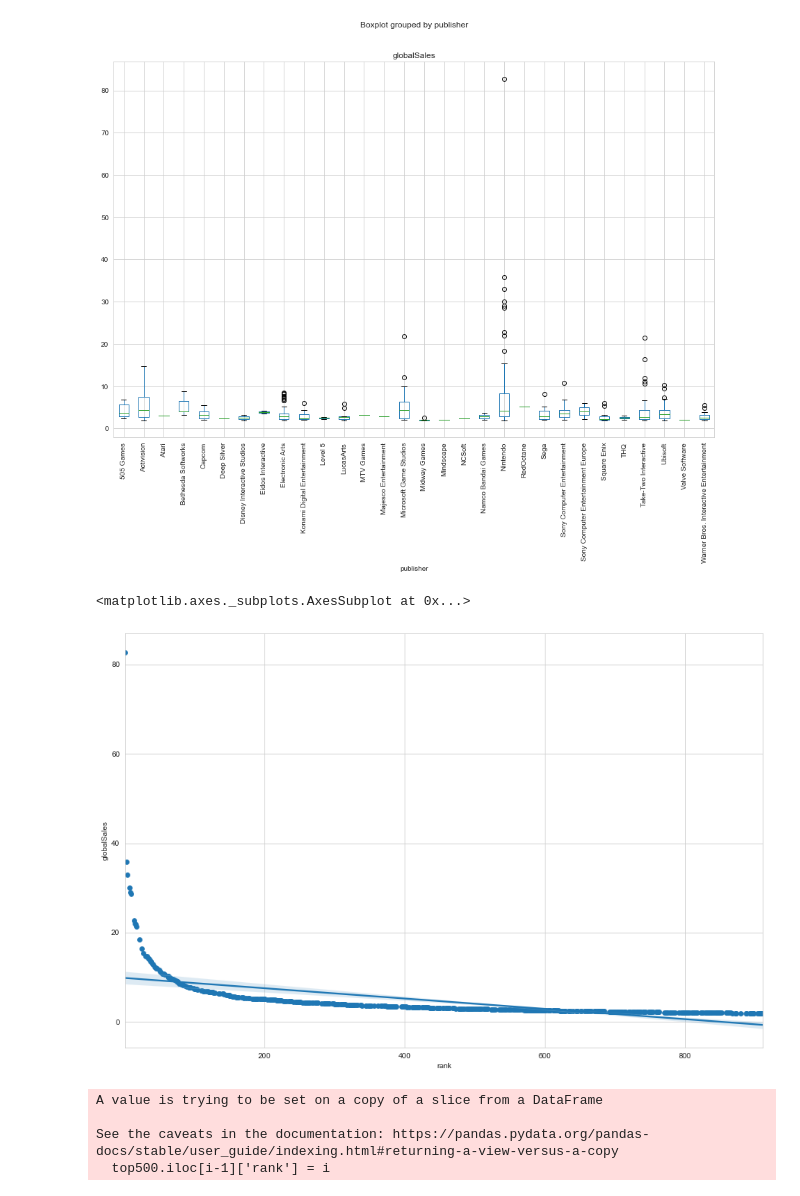
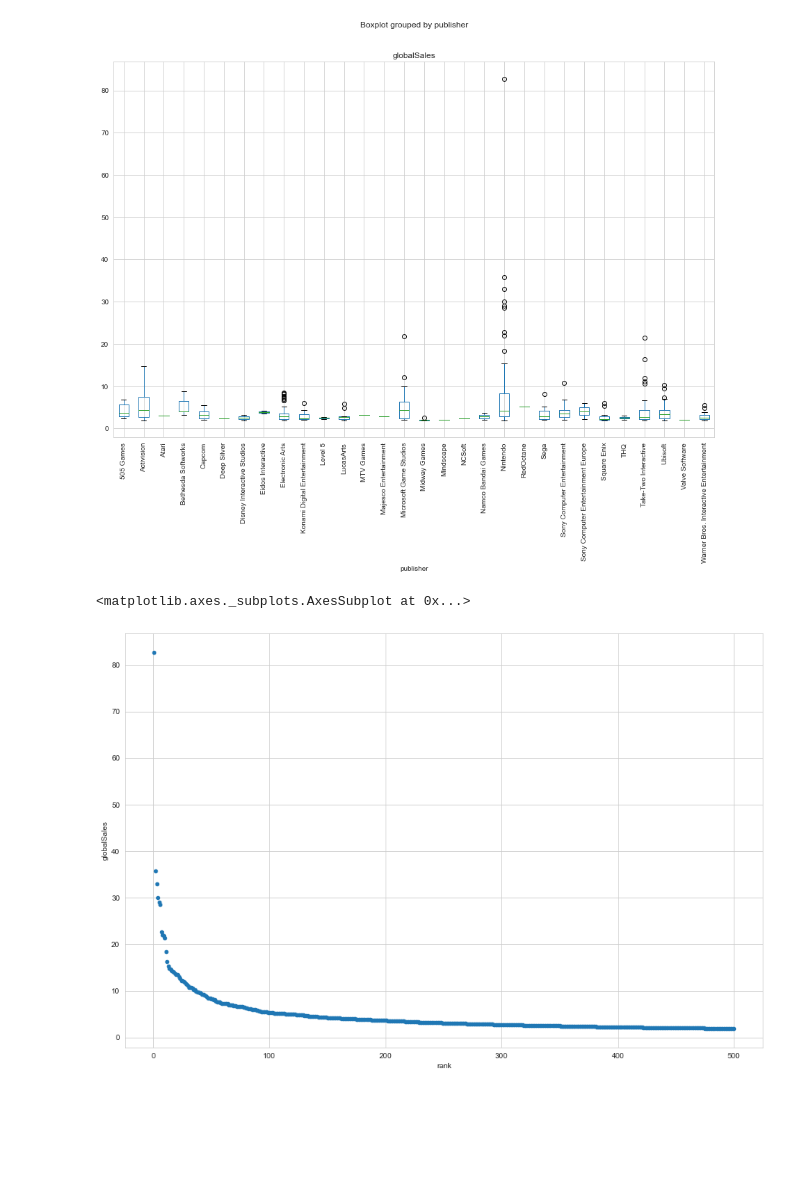
Before and after one commit to jhgalvin/DS_Project, a Jupyter notebook: dsProject .ipynb, the cells around one changed output. Saved outputs shown, nothing was run; the diff lists cells and outputs as text; code cells hidden in the pictures; blank space fills up the shorter version.

```diff
--- a/dsProject .ipynb
+++ b/dsProject .ipynb
@@ -89,3 +89,7 @@ top500since2006
 | 908 | 910 | Max Payne 3 | PS3 | 2012.0 | Shooter | Take-Two Interactive | 0.59 | 0.92 | 0.06 | 0.32 | ... |
 | 909 | 911 | Need for Speed Rivals | PS4 | 2013.0 | Racing | Electronic Arts | 0.73 | 0.91 | 0.03 | 0.22 | ... |
 500 rows × 11 columns
+# %%
+rank = list(range(1, 501))
+top500since2006 = top500since2006.drop(['rank'], axis = 1)
+top500since2006
@@ -91,0 +110,3 @@ top500since2006
+# %%
+top500since2006.insert(0, "rank", rank, False)
+top500since2006
@@ -92,3 +127,7 @@ top500since2006
+# %%
+top500since2006['year'] = top500since2006['year'].astype('category')
+# %%
+top500since2006['rank'] = top500since2006['rank'].astype('category')
 # %%
 top500since2006.describe()
 # %% [output]
@@ -196,15 +235,7 @@ fig.set_xticklabels(fig.get_xticklabels(), rotation = 90)
 [figure]
 # %%
 top500since2006.plot(kind = "scatter", x = 'rank', y = 'globalSales')
-sb.regplot(x = 'rank', y = 'globalSales', data = top500since2006, scatter = True)
+#sb.regplot(x = 'rank', y = 'globalSales', data = top500since2006, scatter = True)
 # %% [output]
 <matplotlib.axes._subplots.AxesSubplot at 0x...>
-[figure, old version]
+[figure, new version]
-# %%
-for i in range(1,501):
-    top500.iloc[i-1]['rank'] = i
-# %% [output]
-A value is trying to be set on a copy of a slice from a DataFrame
-
-See the caveats in the documentation: https://pandas.pydata.org/pandas-docs/stable/user_guide/indexing.html#returning-a-view-versus-a-copy
-  top500.iloc[i-1]['rank'] = i
```
Also changed, not shown: parts of 12 cells of this notebook.
